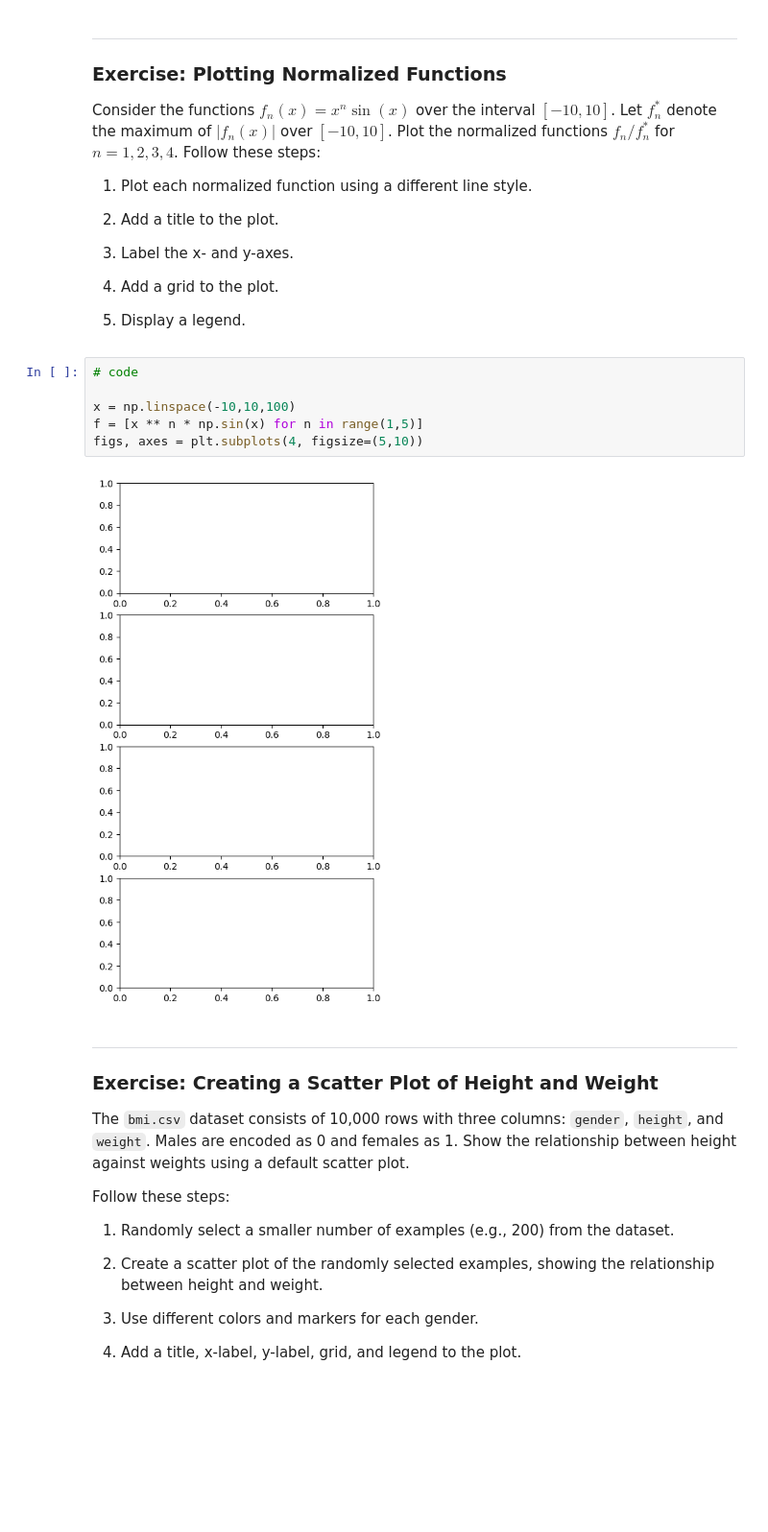
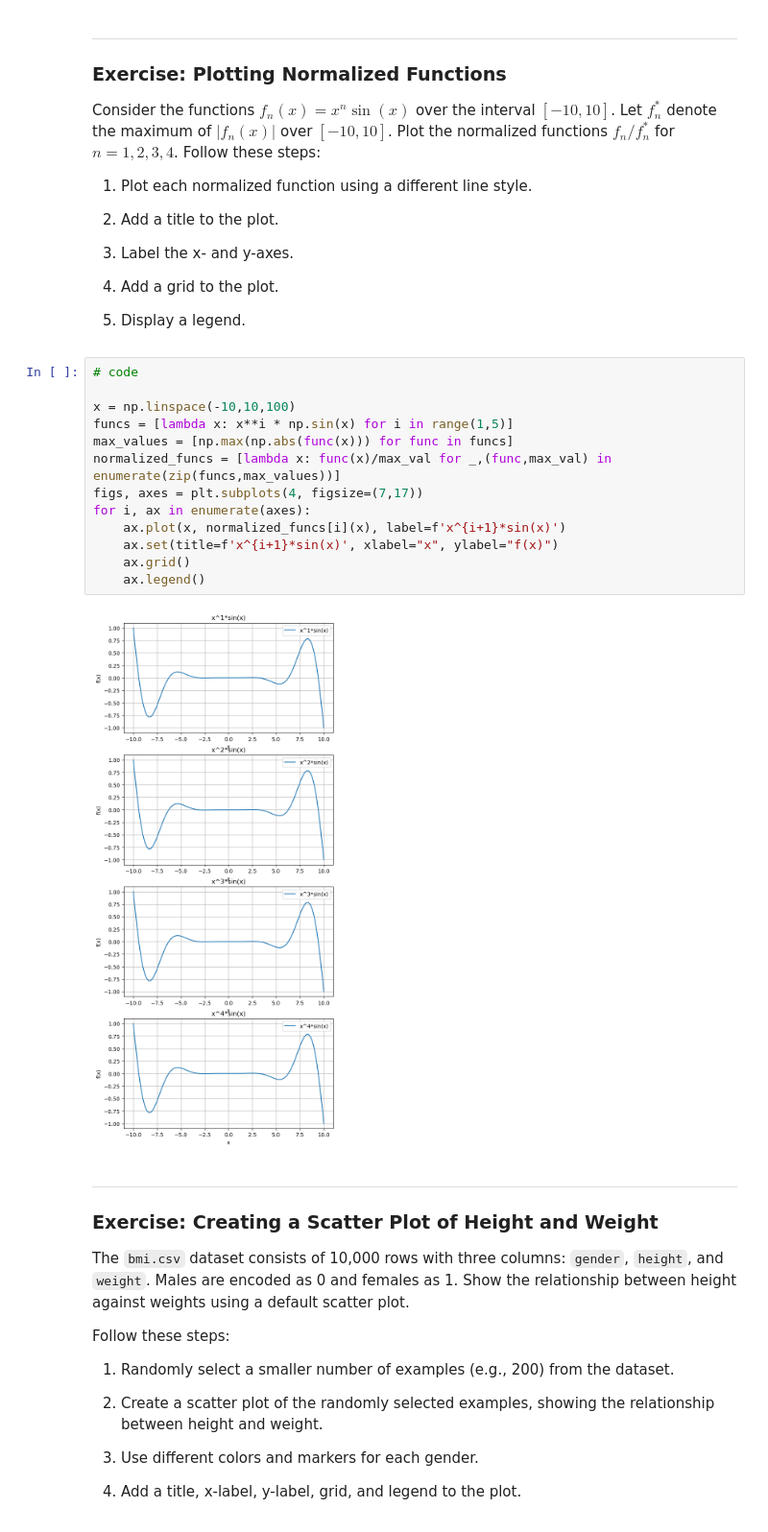
Before and after one commit to 42p4r4gu2/SecondSemester, a Jupyter notebook: PGKI/Assignments/ue10/03_programming.ipynb, the cells around one changed output. Shown at 96% size. Cells and saved outputs as stored; diff of their text form; blank space fills up the shorter version.

```diff
--- a/PGKI/Assignments/ue10/03_programming.ipynb
+++ b/PGKI/Assignments/ue10/03_programming.ipynb
@@ -21,14 +21,21 @@ Consider the functions $f_n(x) = x^n \sin(x)$ over the interval $[-10, 10]$. Let
 4. Add a grid to the plot.
 
 5. Display a legend.
-# %%
-# code
-
-x = np.linspace(-10,10,100)
-f = [x ** n * np.sin(x) for n in range(1,5)]
-figs, axes = plt.subplots(4, figsize=(5,10))
-# %% [output]
-[figure, removed]
+# %%
+# code
+
+x = np.linspace(-10,10,100)
+funcs = [lambda x: x**i * np.sin(x) for i in range(1,5)]
+max_values = [np.max(np.abs(func(x))) for func in funcs]
+normalized_funcs = [lambda x: func(x)/max_val for _,(func,max_val) in enumerate(zip(funcs,max_values))]
+figs, axes = plt.subplots(4, figsize=(7,17))
+for i, ax in enumerate(axes):
+    ax.plot(x, normalized_funcs[i](x), label=f'x^{i+1}*sin(x)')
+    ax.set(title=f'x^{i+1}*sin(x)', xlabel="x", ylabel="f(x)")
+    ax.grid()
+    ax.legend()
+# %% [output]
+[figure, added]
 # %% [markdown]
 ---
 ### Exercise: Creating a Scatter Plot of Height and Weight
```
Also changed, not shown: parts of 9 cells of this notebook, 7 other files.
